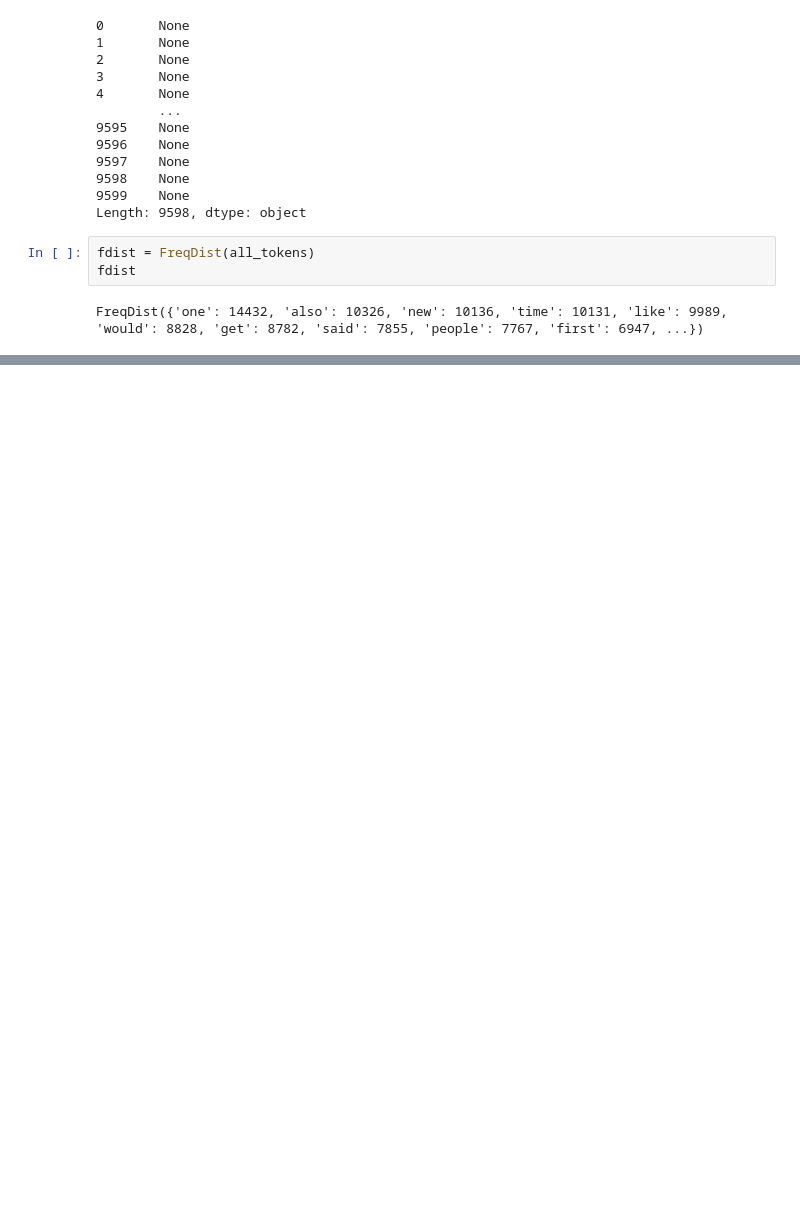
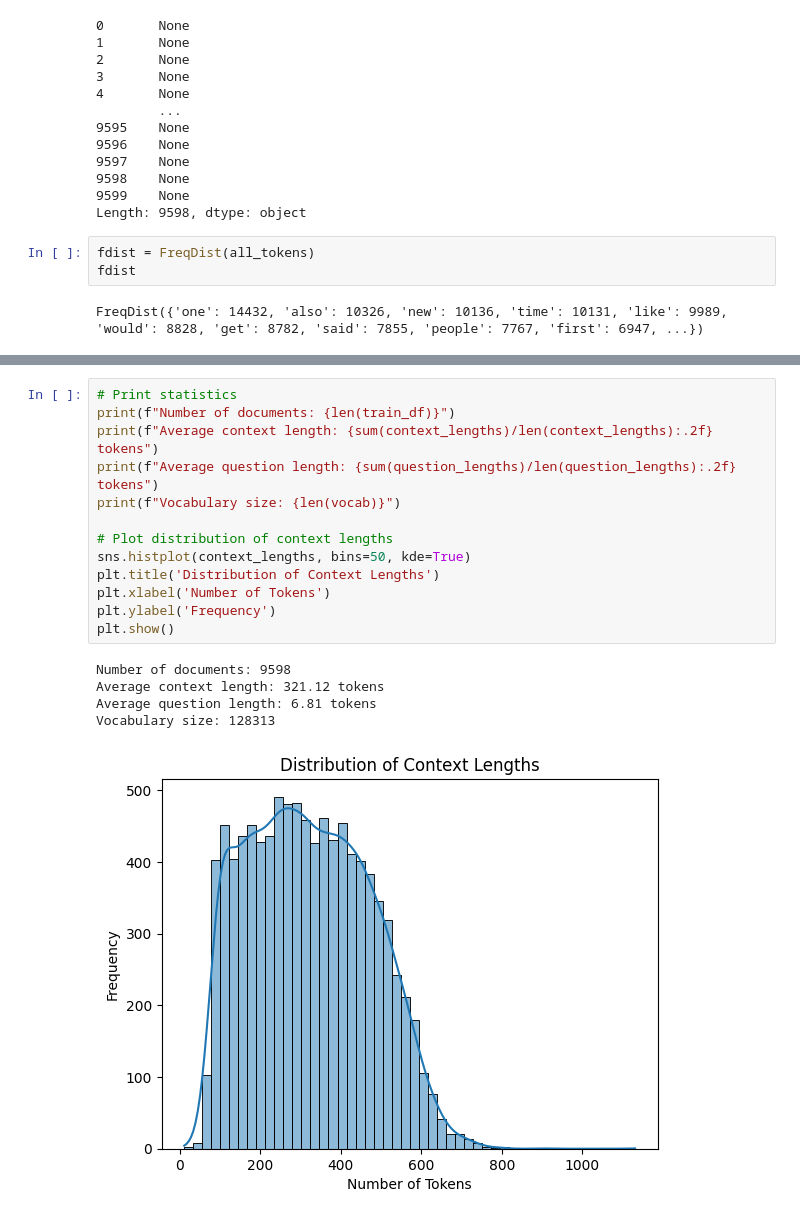
Before and after one commit to martinimarcello00/NLP-project, a Jupyter notebook: NLP-project.ipynb, the cells around one changed output, grey strips where cells are left out. Cells and saved outputs as stored; diff of their text form; blank space fills up the shorter version.

```diff
--- a/NLP-project.ipynb
+++ b/NLP-project.ipynb
@@ -158,0 +165,19 @@ plt.show()
+# %%
+# Print statistics
+print(f"Number of documents: {len(train_df)}")
+print(f"Average context length: {sum(context_lengths)/len(context_lengths):.2f} tokens")
+print(f"Average question length: {sum(question_lengths)/len(question_lengths):.2f} tokens")
+print(f"Vocabulary size: {len(vocab)}")
+
+# Plot distribution of context lengths
+sns.histplot(context_lengths, bins=50, kde=True)
+plt.title('Distribution of Context Lengths')
+plt.xlabel('Number of Tokens')
+plt.ylabel('Frequency')
+plt.show()
+# %% [output]
+Number of documents: 9598
+Average context length: 321.12 tokens
+Average question length: 6.81 tokens
+Vocabulary size: 128313
+[figure, added]
```
Also changed, not shown: parts of 7 cells of this notebook.
